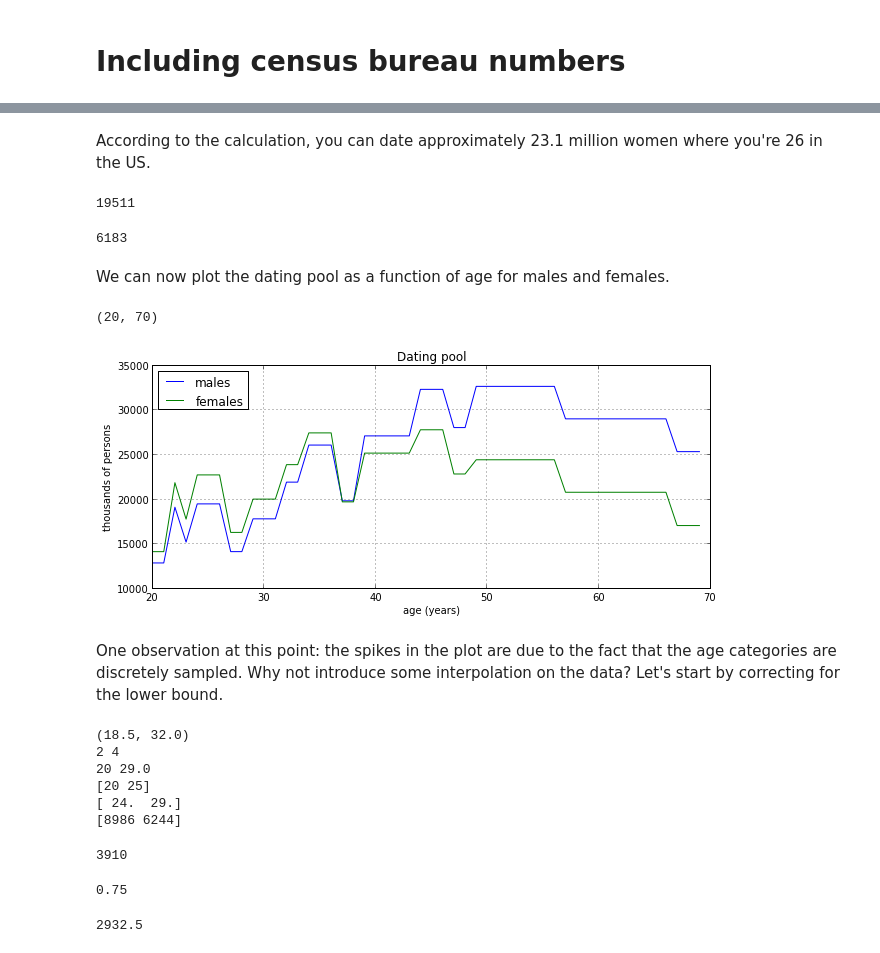
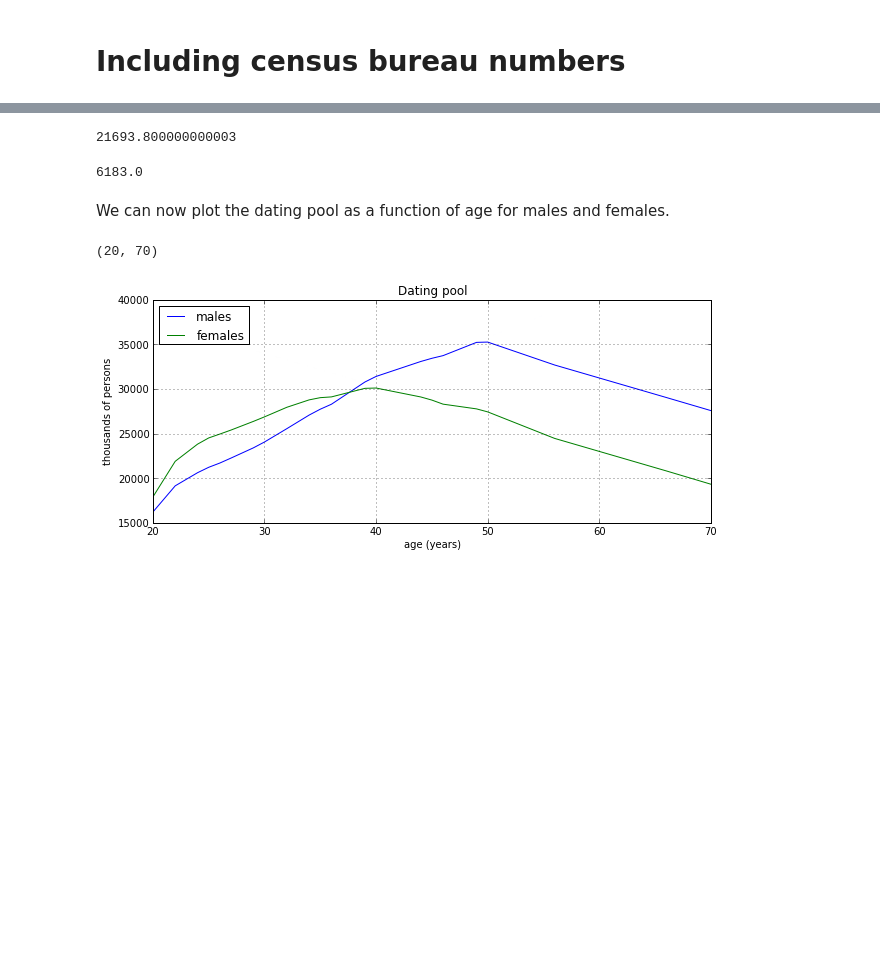
Before and after one commit to flothesof/posts, a Jupyter notebook: xkcd - Dating Pools.ipynb, the cells around one changed output, grey strips where cells are left out. Drawn from its saved outputs; the diff is of its cells as text; code cells hidden in the pictures; blank space fills up the shorter version.

```diff
--- a/xkcd - Dating Pools.ipynb
+++ b/xkcd - Dating Pools.ipynb
@@ -72,0 +87,10 @@ Now that we have this data, we can calculate the age pool as suggested by Randal
+# %%
+def singles_above_age(age, data):
+    if age > ages_lower[-1]:
+        return data[-1]
+    ind = (ages_lower >= age).nonzero()[0][0]
+    singles = sum(data[ind:])
+    if ind != 0: #
+        delta_age = ages_lower[ind] - age
+        singles += float(delta_age) / (ages_upper[ind - 1] - ages_lower[ind - 1] + 1) * data[ind - 1]
+    return singles
@@ -72,0 +123,3 @@ Now that we have this data, we can calculate the age pool as suggested by Randal
+# %%
+def singles_between_bounds(bounds, data):
+    return singles_above_age(bounds[0], data) - singles_above_age(bounds[1], data)
@@ -73,4 +136,4 @@ Now that we have this data, we can calculate the age pool as suggested by Randal
 # %%
-age = 26
-age_bounds = dating_bounds(age)
-age_bounds
+def dating_pool(age, dataset):
+    age_bounds = dating_bounds(age)
+    return singles_between_bounds(age_bounds, dataset)
@@ -112,65 +140,25 @@ sum(data_females[2:5])
-# %% [markdown]
-According to the calculation, you can date approximately 23.1 million women where you're 26 in the US.
-# %%
-def dating_pool(age, dataset):
-    age_bounds = dating_bounds(age)
-    l_index = (ages_lower >= age_bounds[0]).nonzero()[0][0]
-    u_index = (ages_upper <= age_bounds[1]).nonzero()[0][-1] + 1
-    return sum(dataset[l_index:u_index])
 # %%
 dating_pool(26, data_females)
 # %% [output]
-19511
+21693.800000000003
 # %%
 dating_pool(16, data_females)
 # %% [output]
-6183
+6183.0
 # %% [markdown]
 We can now plot the dating pool as a function of age for males and females.
 # %%
-figure(figsize=(10, 4))
-ages = arange(20, 70)
+ages = arange(20, 80)
 pool = [dating_pool(age, data_females) for age in ages]
 plot(ages, pool, label='males')
 pool = [dating_pool(age, data_males) for age in ages]
 plot(ages, pool, label='females')
 title("Dating pool")
 xlabel("age (years)")
 ylabel("thousands of persons")
 legend(loc=2)
 grid(True)
 xlim((20, 70))
 # %% [output]
 (20, 70)
-[figure, old version]
+[figure, new version]
-# %% [markdown]
-One observation at this point: the spikes in the plot are due to the fact that the age categories are discretely sampled. Why not introduce some interpolation on the data? Let's start by correcting for the lower bound.
-# %%
-age_bounds = dating_bounds(23)
-l_index = (ages_lower >= age_bounds[0]).nonzero()[0][0]
-u_index = (ages_upper <= age_bounds[1]).nonzero()[0][-1] + 1
-print age_bounds
-print l_index, u_index
-print ages_lower[l_index], ages_upper[u_index - 1]
-print ages_lower[l_index:u_index]
-print ages_upper[l_index:u_index]
-print data_females[l_index:u_index]
-# %% [output]
-(18.5, 32.0)
-2 4
-20 29.0
-[20 25]
-[ 24.  29.]
-[8986 6244]
-# %%
-data_females[l_index - 1]
-# %% [output]
-3910
-# %%
-(ages_lower[l_index] - age_bounds[0]) / (ages_upper[l_index - 1] - ages_lower[l_index - 1] + 1)
-# %% [output]
-0.75
-# %%
-data_females[l_index - 1] * (ages_lower[l_index] - age_bounds[0]) / (ages_upper[l_index - 1] - ages_lower[l_index - 1] + 1)
-# %% [output]
-2932.5
```
Also changed, not shown: parts of 38 cells of this notebook.
